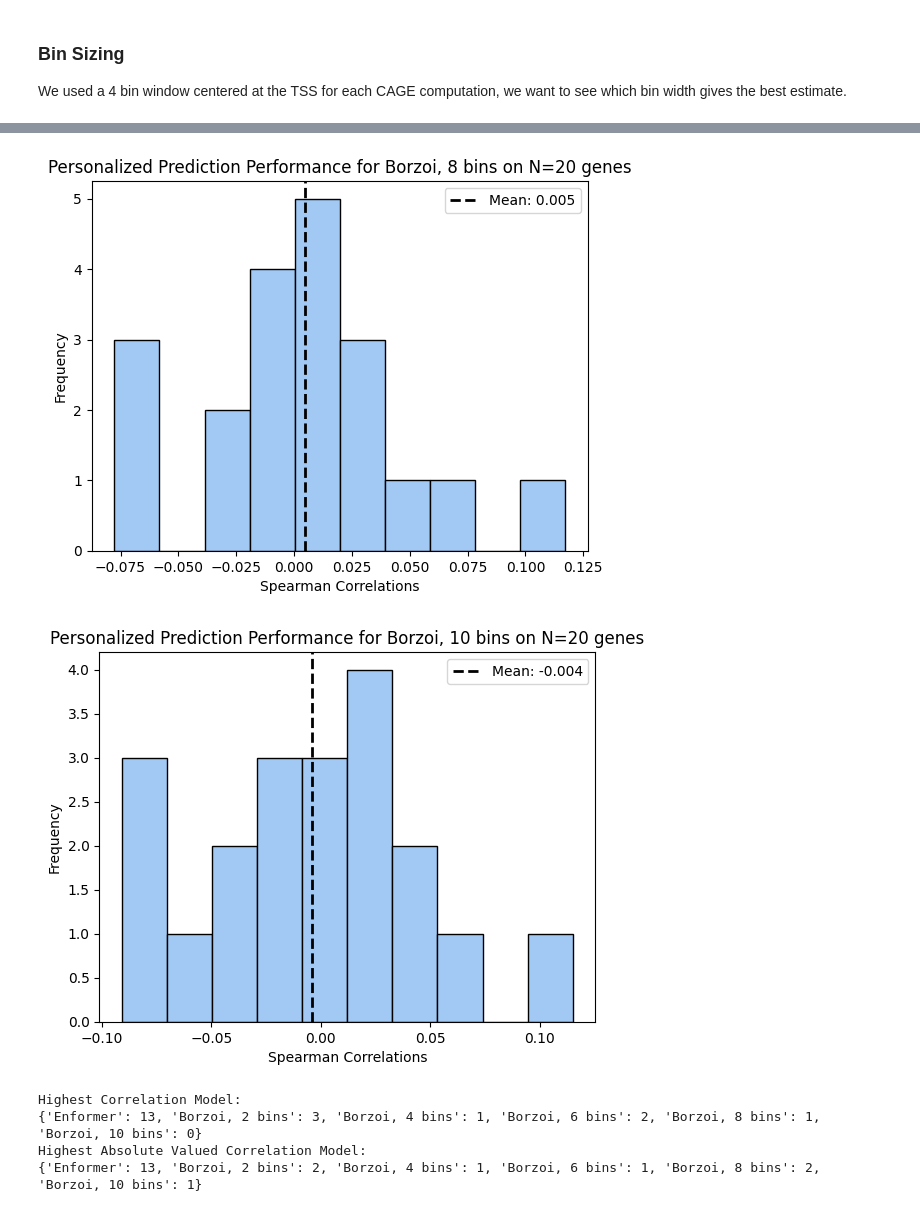
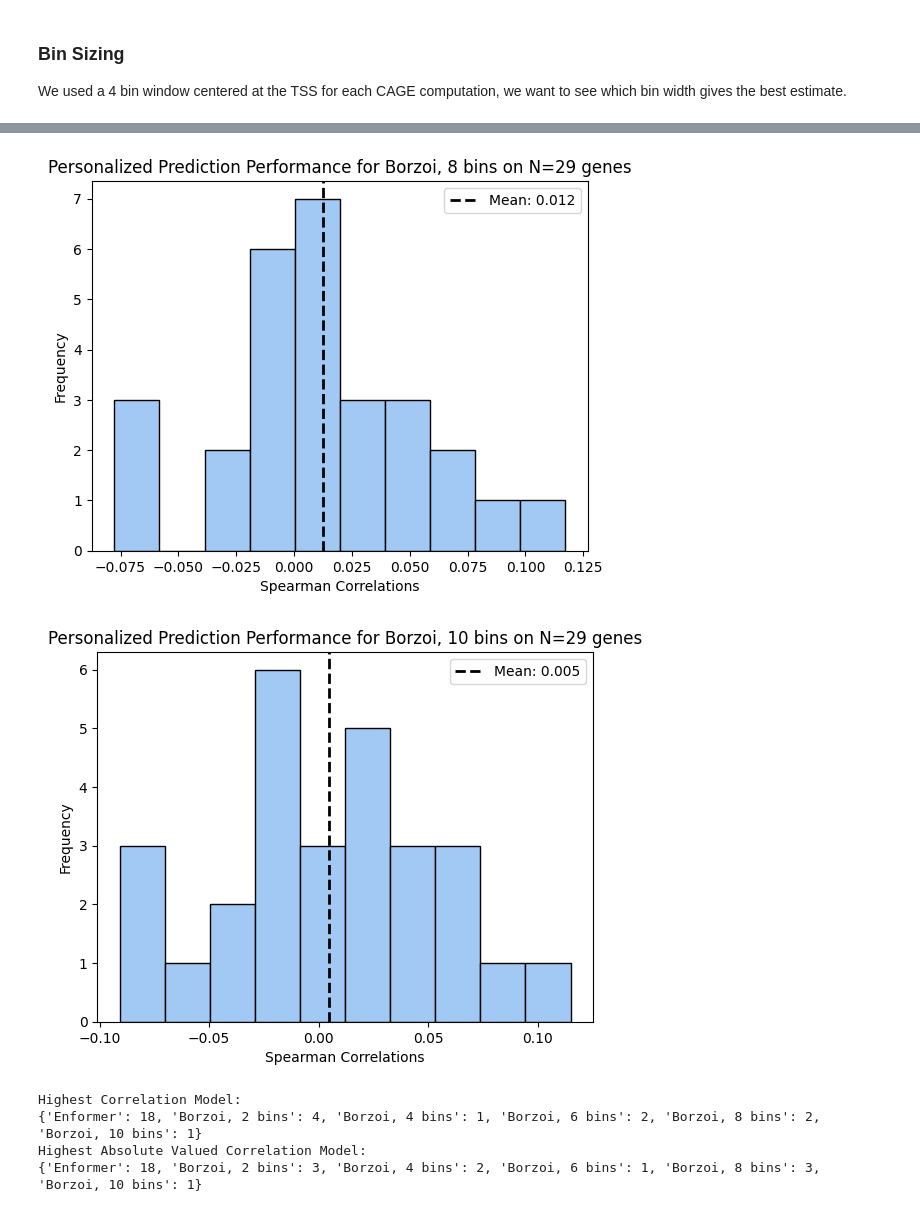
Before and after one commit to hakyimlab/sabrina-deep-learning-in-genomics, a Jupyter notebook: posts/2023-10-20-borzoi-vs-enformer-personalized-prediction/index.ipynb, the cells around one changed output, grey strips where cells are left out. Saved outputs shown, nothing was run; the diff lists cells and outputs as text; code cells hidden in the pictures.

Commit message:
new genes included

```diff
--- a/posts/2023-10-20-borzoi-vs-enformer-personalized-prediction/index.ipynb
+++ b/posts/2023-10-20-borzoi-vs-enformer-personalized-prediction/index.ipynb
@@ -60,8 +60,10 @@ seq_out_len = 523264
 predictions_dir = "/eagle/AIHPC4Edu/sabrina/borzoi-personalized-predictions"
 with open("individuals.txt", "r") as f:
     individuals = f.read().splitlines()
+with open("completed_intervals.txt", "r") as f:
+    intervals = f.read().splitlines()
 with open("intervals.txt", "r") as f:
-    intervals = f.read().splitlines()[:20] # test on first few genes
+    intervals.extend(f.read().splitlines()[:5]) # test on first few genes
 # %%
 gene_list = []
 for interval in intervals:
@@ -213,7 +204,7 @@ def histogram(x, title):
     plt.show()
 # %%
 for column in spearman_corr_by_bin_size:
-    n = 20
+    n = len(gene_list)
     x = spearman_corr_by_bin_size[column]
     histogram(x, title=f'Personalized Prediction Performance for {column} on N={n} genes')
 # %% [output]
@@ -224,5 +215,5 @@ for column in spearman_corr_by_bin_size:
-[figure, old version]
+[figure, new version]
-[figure, old version]
+[figure, new version]
 # %%
 model_perf_dict = {column: 0 for column in spearman_corr_by_bin_size}
 for index, row in spearman_corr_by_bin_size.iterrows():
@@ -239,6 +230,6 @@ print("Highest Absolute Valued Correlation Model:")
 print(model_abs_perf_dict)
 # %% [output]
 Highest Correlation Model:
-{'Enformer': 13, 'Borzoi, 2 bins': 3, 'Borzoi, 4 bins': 1, 'Borzoi, 6 bins': 2, 'Borzoi, 8 bins': 1, 'Borzoi, 10 bins': 0}
+{'Enformer': 18, 'Borzoi, 2 bins': 4, 'Borzoi, 4 bins': 1, 'Borzoi, 6 bins': 2, 'Borzoi, 8 bins': 2, 'Borzoi, 10 bins': 1}
 Highest Absolute Valued Correlation Model:
-{'Enformer': 13, 'Borzoi, 2 bins': 2, 'Borzoi, 4 bins': 1, 'Borzoi, 6 bins': 1, 'Borzoi, 8 bins': 2, 'Borzoi, 10 bins': 1}
+{'Enformer': 18, 'Borzoi, 2 bins': 3, 'Borzoi, 4 bins': 2, 'Borzoi, 6 bins': 1, 'Borzoi, 8 bins': 3, 'Borzoi, 10 bins': 1}
```
Also changed, not shown: parts of 5 cells of this notebook.
